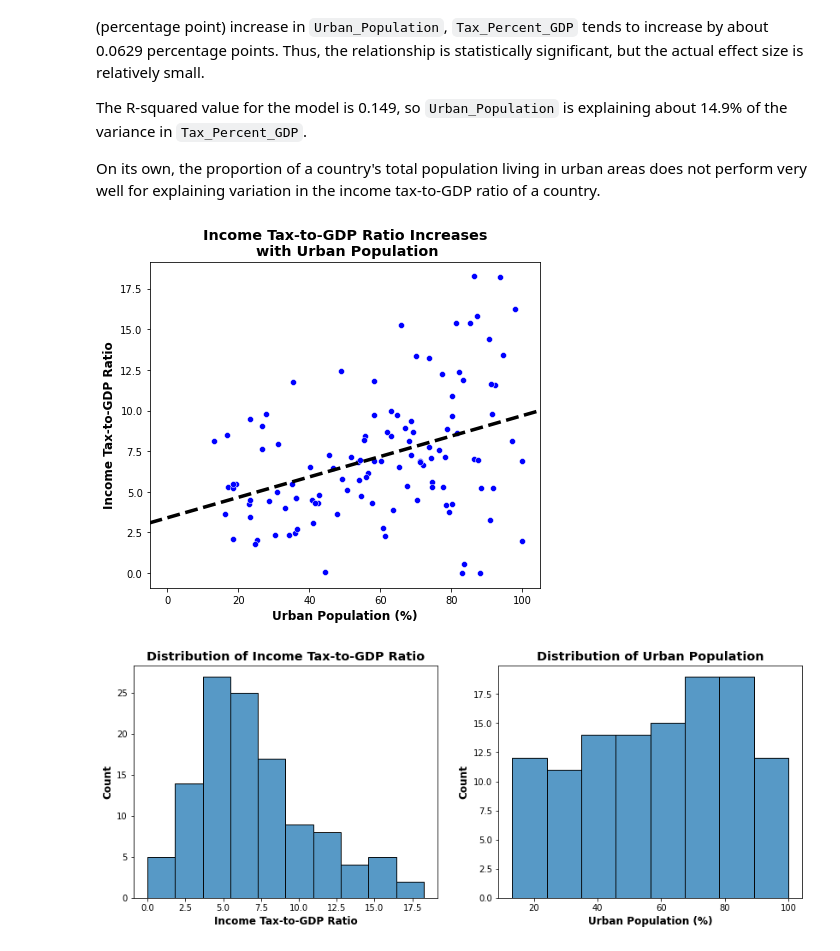
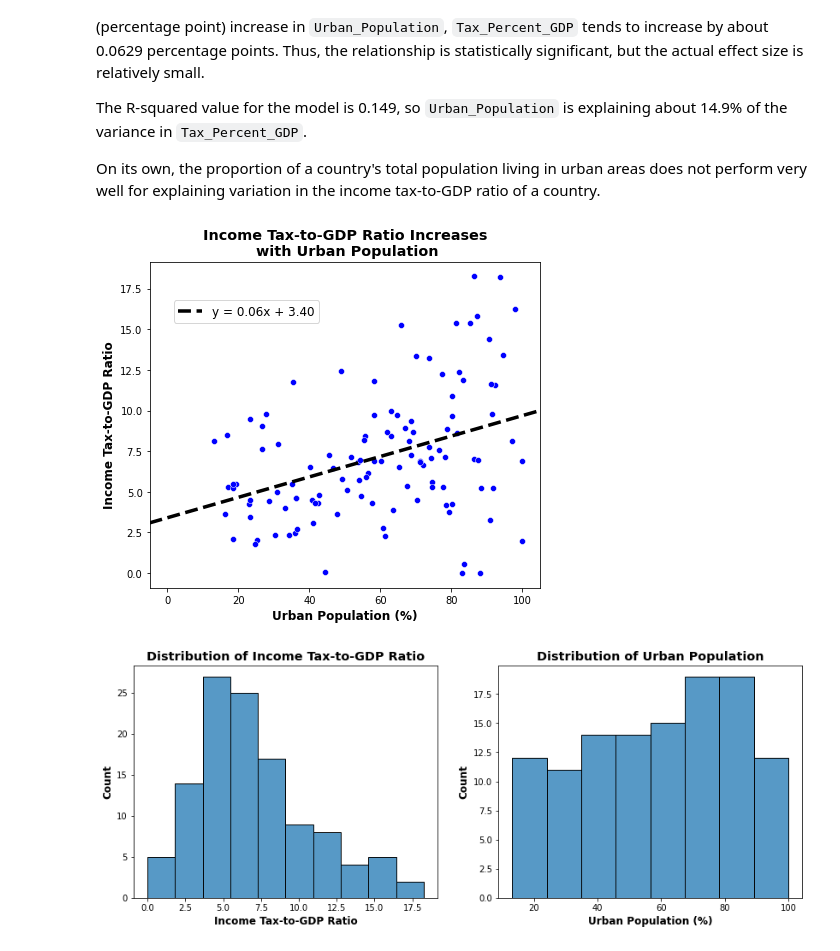
Before and after one commit to zero731/urban_popn_tax_GDP, a Jupyter notebook: Model_Code.ipynb, the cells around one changed output. Drawn from its saved outputs; the diff is of its cells as text; code cells hidden in the pictures.

Commit message:
Add equation to regression plot

```diff
--- a/Model_Code.ipynb
+++ b/Model_Code.ipynb
@@ -762,14 +762,15 @@ On its own, the proportion of a country's total population living in urban areas
 # %%
 ## Create plots of regression model formatted for memo
 plt.figure(figsize=(7,6))
 ax = sns.scatterplot(x='Urban_Population', y='Tax_Percent_GDP',
                      data=df_2017_no_outlier, color='b')
-ax.axline((0,3.3988), slope=0.0629, c='k', ls='--', lw=3.5)
+ax.axline((0,3.3988), slope=0.0629, c='k', ls='--', lw=3.5, label='y = 0.06x + 3.40')
 ax.set_title('Income Tax-to-GDP Ratio Increases\n with Urban Population', weight='bold', fontsize='x-large')
 ax.set_xlabel('Urban Population (%)', weight='bold', fontsize='large')
-ax.set_ylabel('Income Tax-to-GDP Ratio', weight='bold', fontsize='large');
+ax.set_ylabel('Income Tax-to-GDP Ratio', weight='bold', fontsize='large')
+ax.legend(fontsize='large', loc='best', bbox_to_anchor=(0.45,0.9));
 # %% [output]
-[figure, old version]
+[figure, new version]
 # %%
 ## Create plots of variable distributions formatted for memo
 fig, ax = plt.subplots(ncols=2,figsize=(14,5))
```
Also changed, not shown: parts of 7 cells of this notebook, 2 other files.
